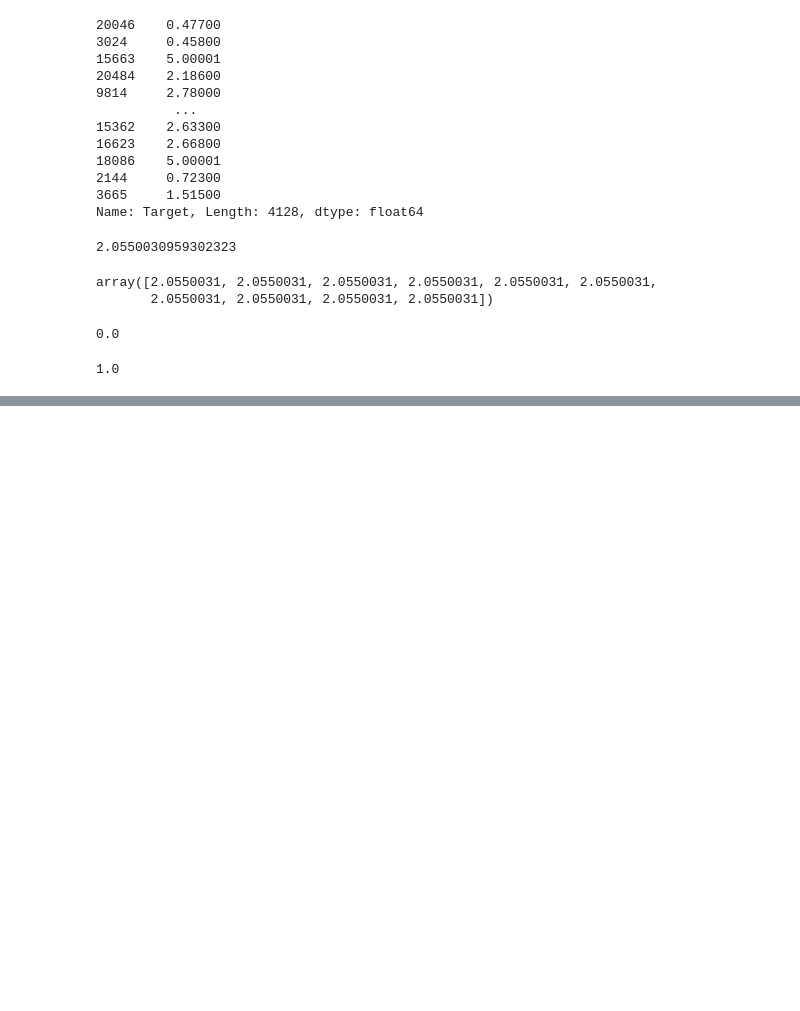
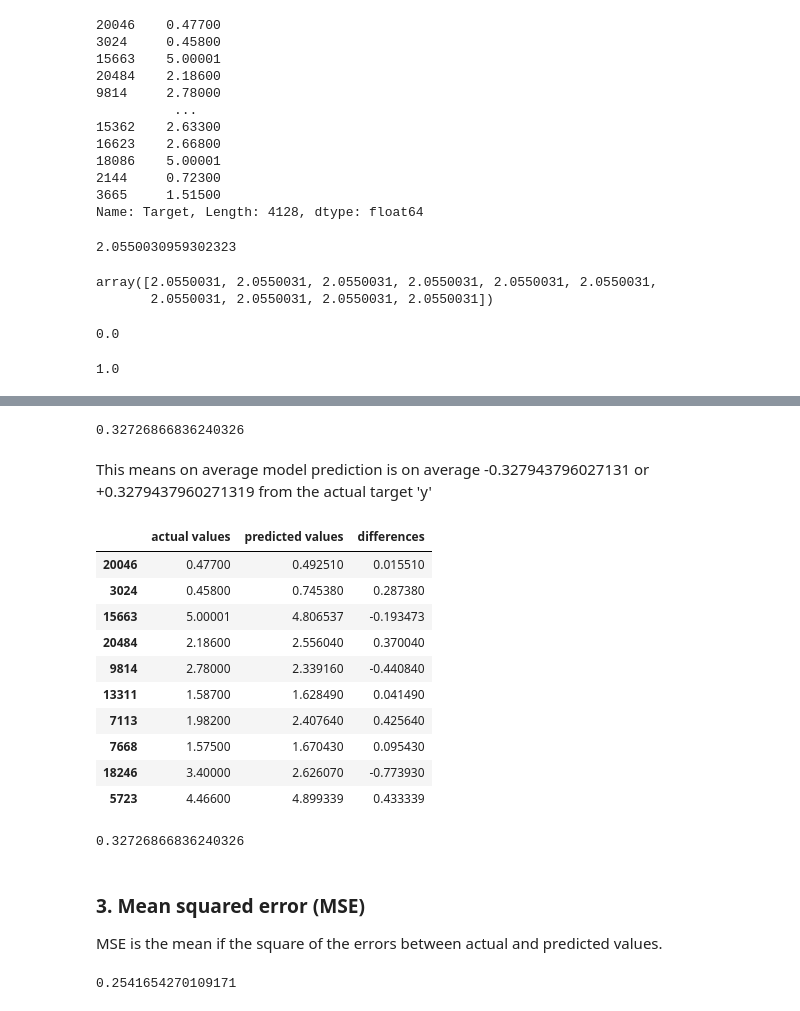
Before and after one commit to calebcharles343/AI_Machine-Leaning_-_Data-Science, a Jupyter notebook: sample_project/introduction-to-scikit-learn.ipynb, the cells around one changed output, grey strips where cells are left out. Drawn from its saved outputs; the diff is of its cells as text; code cells hidden in the pictures; blank space fills up the shorter version.

```diff
--- a/sample_project/introduction-to-scikit-learn.ipynb
+++ b/sample_project/introduction-to-scikit-learn.ipynb
@@ -1688,0 +1678,47 @@ r2_score(y_true=y_test,
+# %%
+# MAE
+from sklearn.metrics import mean_absolute_error
+
+y_preds = model.predict(X_test)
+mae = mean_absolute_error(y_test, y_preds)
+mae
+# %% [output]
+0.32726866836240326
+# %% [markdown]
+This means on average model prediction is on average -0.327943796027131 or +0.3279437960271319
+from the actual target 'y'
+# %%
+df = pd.DataFrame(data={'actual values': y_test,
+                       'predicted values': y_preds})
+
+df['differences'] = df['predicted values'] - df['actual values']
+df.head(10)
+# %% [output]
+|  | actual values | predicted values | differences |
+| 20046 | 0.47700 | 0.492510 | 0.015510 |
+| 3024 | 0.45800 | 0.745380 | 0.287380 |
+| 15663 | 5.00001 | 4.806537 | -0.193473 |
+| 20484 | 2.18600 | 2.556040 | 0.370040 |
+| 9814 | 2.78000 | 2.339160 | -0.440840 |
+| 13311 | 1.58700 | 1.628490 | 0.041490 |
+| 7113 | 1.98200 | 2.407640 | 0.425640 |
+| 7668 | 1.57500 | 1.670430 | 0.095430 |
+| 18246 | 3.40000 | 2.626070 | -0.773930 |
+| 5723 | 4.46600 | 4.899339 | 0.433339 |
+# %%
+# MAE using formulas and differences
+np.abs(df['differences']).mean()
+# %% [output]
+0.32726866836240326
+# %% [markdown]
+### 3. Mean squared error (MSE)
+MSE is the mean if the square of the errors between actual and predicted values.
+# %%
+# Mean squared error
+from sklearn.metrics import mean_squared_error
+
+y_preds = model.predict(X_test)
+mse = mean_squared_error(y_test, y_preds)
+mse
+# %% [output]
+0.2541654270109171
```
Also changed, not shown: parts of 51 cells of this notebook, 7 other files.
